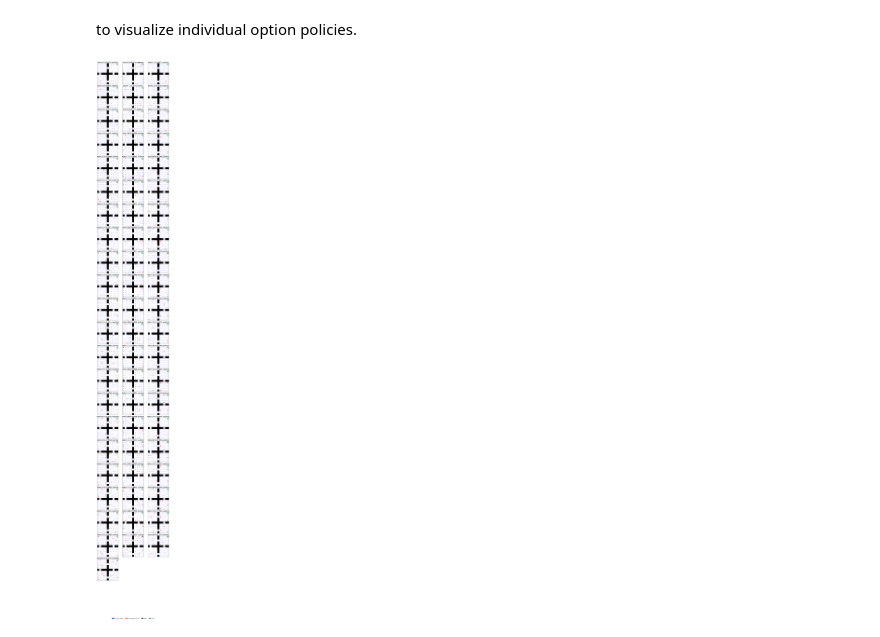
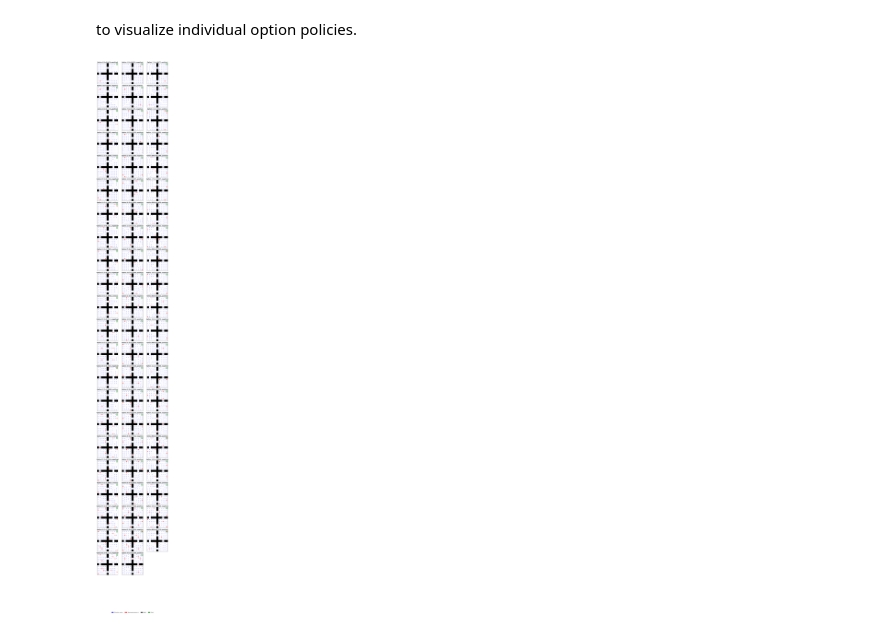
Before and after one commit to SirBoink/HRL, a Jupyter notebook: eigenoptions/eigenoptions.ipynb, the cells around one changed output. Drawn from its saved outputs; the diff is of its cells as text; code cells hidden in the pictures.

```diff
--- a/eigenoptions/eigenoptions.ipynb
+++ b/eigenoptions/eigenoptions.ipynb
@@ -1081,32 +1081,32 @@ def plot_eigenoptions_grid(env, options_bank, option_numbers, n_cols=3):
     for j in range(num_plots, len(axes)):
         axes[j].axis("off")
 
     #legend
     arrow_patch = mpatches.Patch(color="blue", label="Primitive action")
     term_patch = mpatches.Patch(color="red", label="Terminate (action 4)")
     wall_patch = mpatches.Patch(color="black", label="Wall")
     goal_patch = mpatches.Patch(color="green", label="Goal")
 
     fig.legend(
         handles=[arrow_patch, term_patch, wall_patch, goal_patch],
         loc="lower center",
         ncol=4,
         frameon=False,
         bbox_to_anchor=(0.5, 0.01)
     )
 
     plt.tight_layout()
     # Adjust bottom margin to make room for the legend
     plt.subplots_adjust(bottom=0.08)
     plt.show()
 
 #for one option
 # plot_single_eigenoption(env, options_bank, option_number=3)
 
 #for a range of options.
-plot_eigenoptions_grid(env, options_bank, option_numbers=range(64), n_cols=3)
+plot_eigenoptions_grid(env, options_bank, option_numbers=range(65), n_cols=3)
 
 #for passing a custom list
 #plot_eigenoptions_grid(env, options_bank, option_numbers=[0, 10, 20, 30], n_cols=2)
 # %% [output]
-[figure, old version]
+[figure, new version]
```
Also changed, not shown: parts of 2 cells of this notebook.
